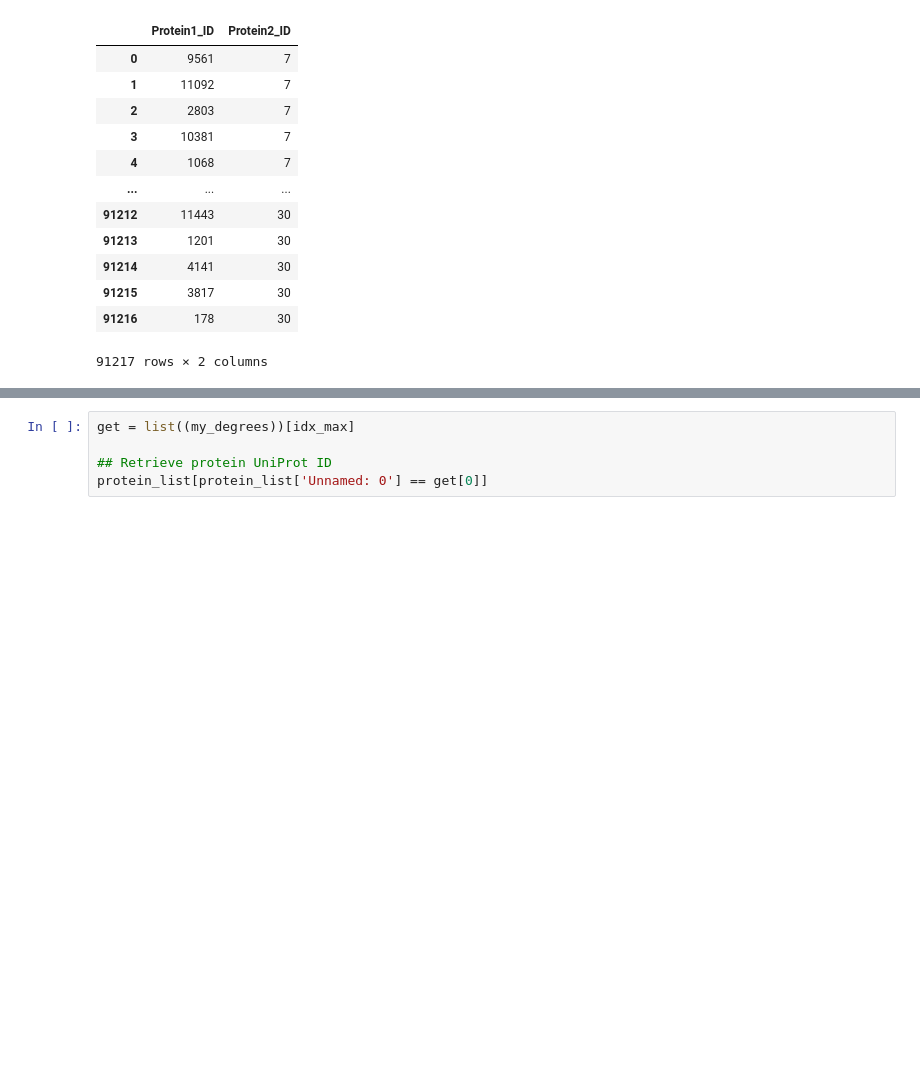
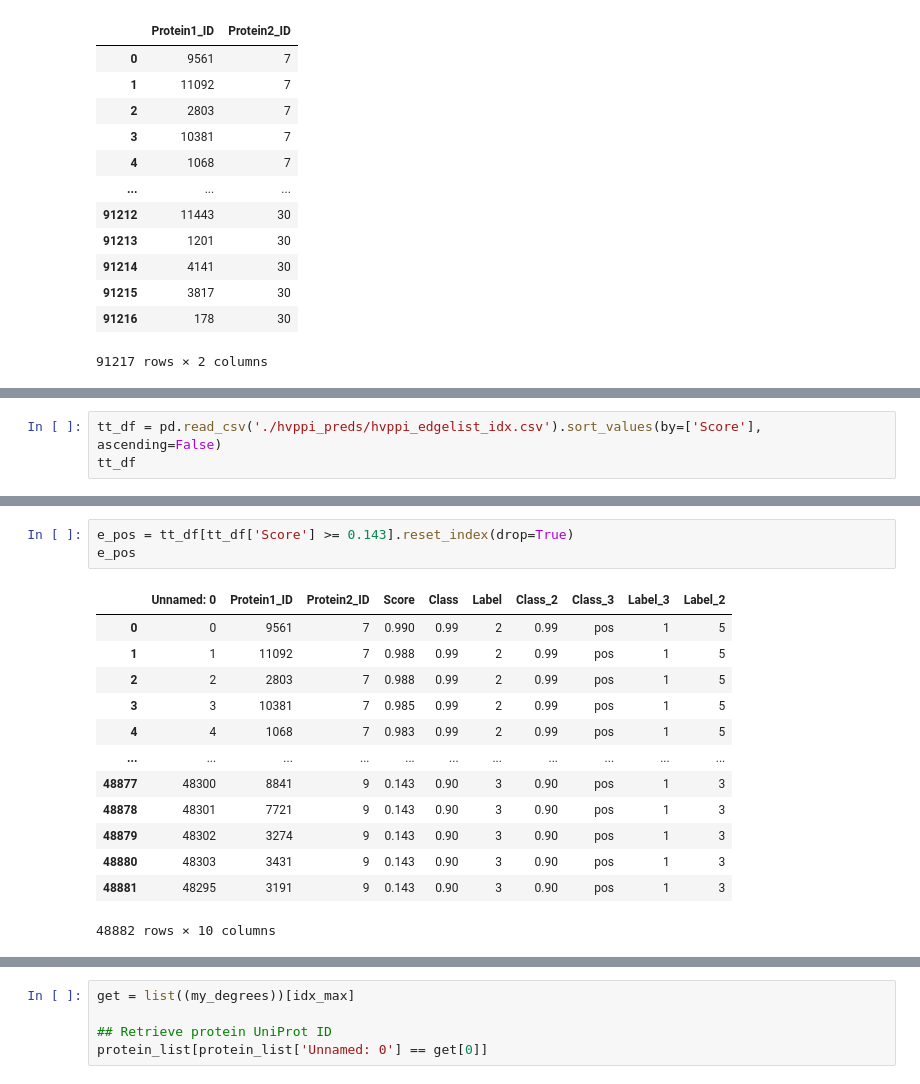
Before and after one commit to tengann/IAV_PPI_Graph_Embedding_Review, a Jupyter notebook: Codes/networkx_draw_graph.ipynb, the cells around one changed output, grey strips where cells are left out. Cells and saved outputs as stored; diff of their text form; blank space fills up the shorter version.

```diff
--- a/Codes/networkx_draw_graph.ipynb
+++ b/Codes/networkx_draw_graph.ipynb
@@ -146,0 +138,3 @@ array([[ 9561,     7],
+# %%
+tt_df = pd.read_csv('./hvppi_preds/hvppi_edgelist_idx.csv').sort_values(by=['Score'], ascending=False)
+tt_df
@@ -146,0 +155,17 @@ array([[ 9561,     7],
+# %%
+e_pos = tt_df[tt_df['Score'] >= 0.143].reset_index(drop=True)
+e_pos
+# %% [output]
+|  | Unnamed: 0 | Protein1_ID | Protein2_ID | Score | Class | Label | Class_2 | Class_3 | Label_3 | Label_2 |
+| 0 | 0 | 9561 | 7 | 0.990 | 0.99 | 2 | 0.99 | pos | 1 | 5 |
+| 1 | 1 | 11092 | 7 | 0.988 | 0.99 | 2 | 0.99 | pos | 1 | 5 |
+| 2 | 2 | 2803 | 7 | 0.988 | 0.99 | 2 | 0.99 | pos | 1 | 5 |
+| 3 | 3 | 10381 | 7 | 0.985 | 0.99 | 2 | 0.99 | pos | 1 | 5 |
+| 4 | 4 | 1068 | 7 | 0.983 | 0.99 | 2 | 0.99 | pos | 1 | 5 |
+| ... | ... | ... | ... | ... | ... | ... | ... | ... | ... | ... |
+| 48877 | 48300 | 8841 | 9 | 0.143 | 0.90 | 3 | 0.90 | pos | 1 | 3 |
+| 48878 | 48301 | 7721 | 9 | 0.143 | 0.90 | 3 | 0.90 | pos | 1 | 3 |
+| 48879 | 48302 | 3274 | 9 | 0.143 | 0.90 | 3 | 0.90 | pos | 1 | 3 |
+| 48880 | 48303 | 3431 | 9 | 0.143 | 0.90 | 3 | 0.90 | pos | 1 | 3 |
+| 48881 | 48295 | 3191 | 9 | 0.143 | 0.90 | 3 | 0.90 | pos | 1 | 3 |
+48882 rows × 10 columns
```
Also changed, not shown: parts of 28 cells of this notebook, 10 other files.
